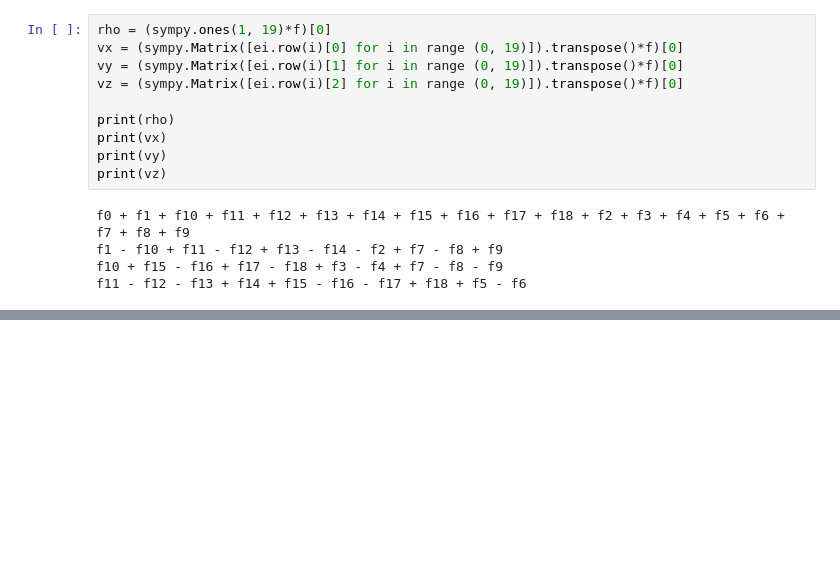
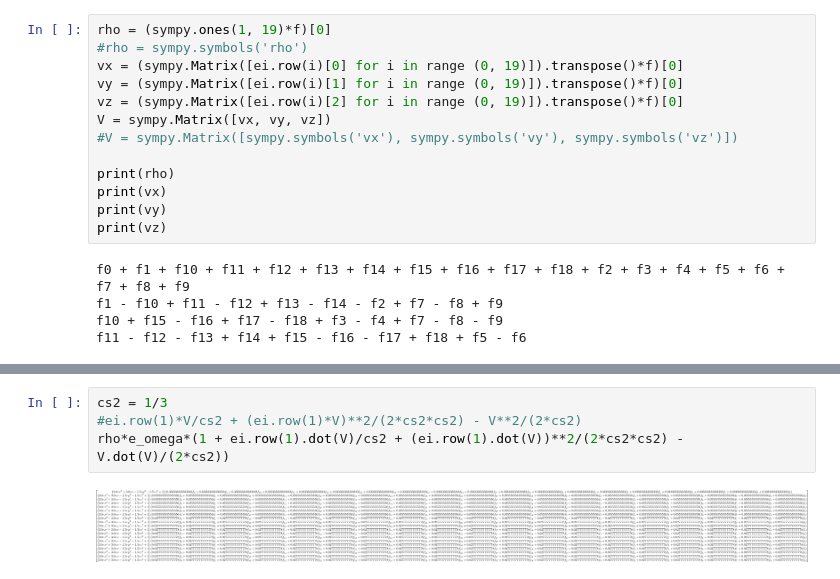
Before and after one commit to jsjolund/rafsine, a Jupyter notebook: python/mrt_d3q19_generator.ipynb, the cells around one changed output, grey strips where cells are left out. Cells and saved outputs as stored; diff of their text form; blank space fills up the shorter version.

```diff
--- a/python/mrt_d3q19_generator.ipynb
+++ b/python/mrt_d3q19_generator.ipynb
@@ -215,9 +215,12 @@ print(f)
 Matrix([[f0], [f1], [f2], [f3], [f4], [f5], [f6], [f7], [f8], [f9], [f10], [f11], [f12], [f13], [f14], [f15], [f16], [f17], [f18]])
 # %%
 rho = (sympy.ones(1, 19)*f)[0]
+#rho = sympy.symbols('rho')
 vx = (sympy.Matrix([ei.row(i)[0] for i in range (0, 19)]).transpose()*f)[0]
 vy = (sympy.Matrix([ei.row(i)[1] for i in range (0, 19)]).transpose()*f)[0]
 vz = (sympy.Matrix([ei.row(i)[2] for i in range (0, 19)]).transpose()*f)[0]
+V = sympy.Matrix([vx, vy, vz])
+#V = sympy.Matrix([sympy.symbols('vx'), sympy.symbols('vy'), sympy.symbols('vz')])
 
 print(rho)
 print(vx)
@@ -231,3 +242,9 @@ f11 - f12 - f13 + f14 + f15 - f16 - f17 + f18 + f5 - f6
+# %%
+cs2 = 1/3
+#ei.row(1)*V/cs2 + (ei.row(1)*V)**2/(2*cs2*cs2) - V**2/(2*cs2)
+rho*e_omega*(1 + ei.row(1).dot(V)/cs2 + (ei.row(1).dot(V))**2/(2*cs2*cs2) - V.dot(V)/(2*cs2))
+# %% [output]
+[figure, added]
 # %%
 m = M*f
 print(m.shape)
```
Also changed, not shown: parts of 5 cells of this notebook.
